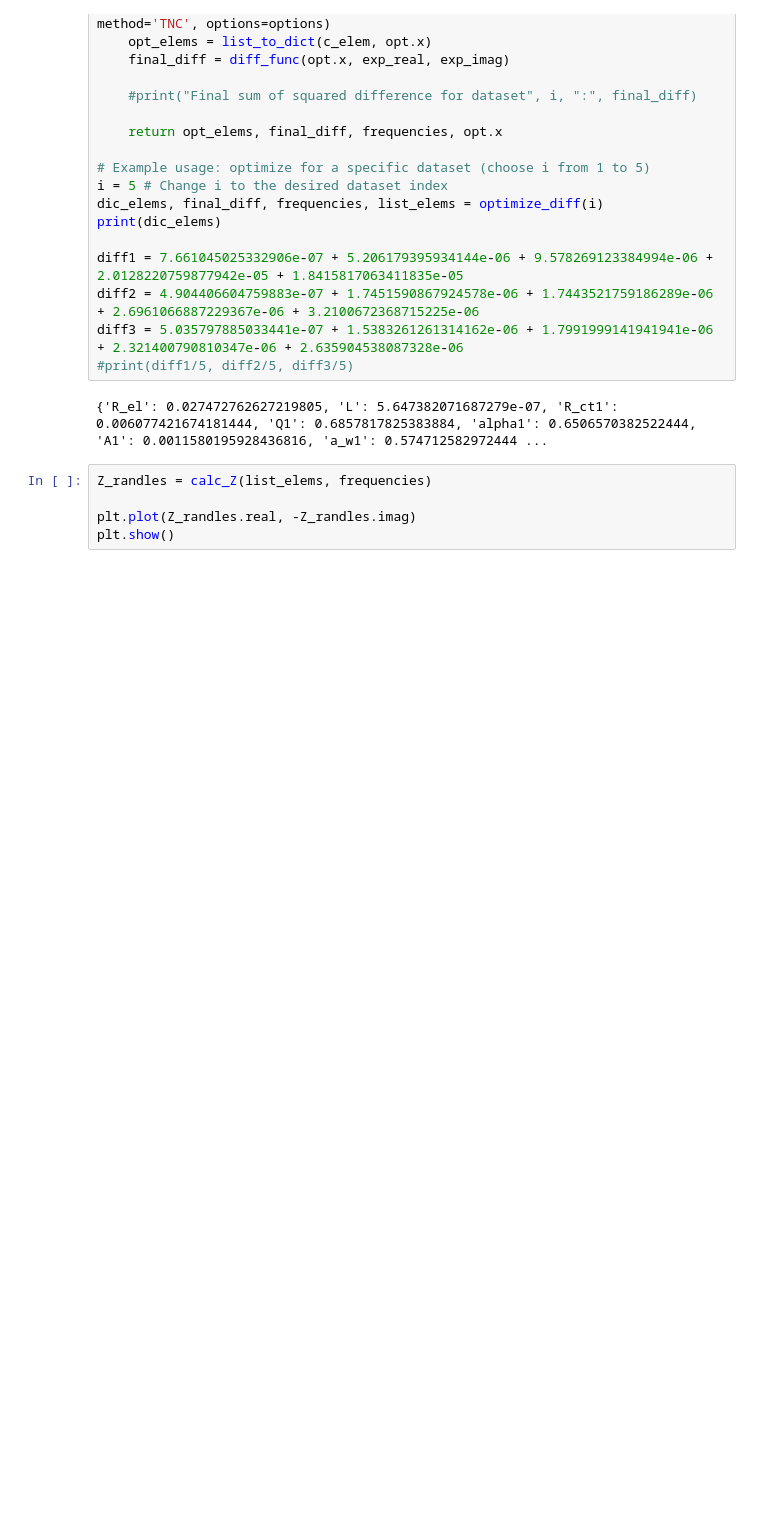
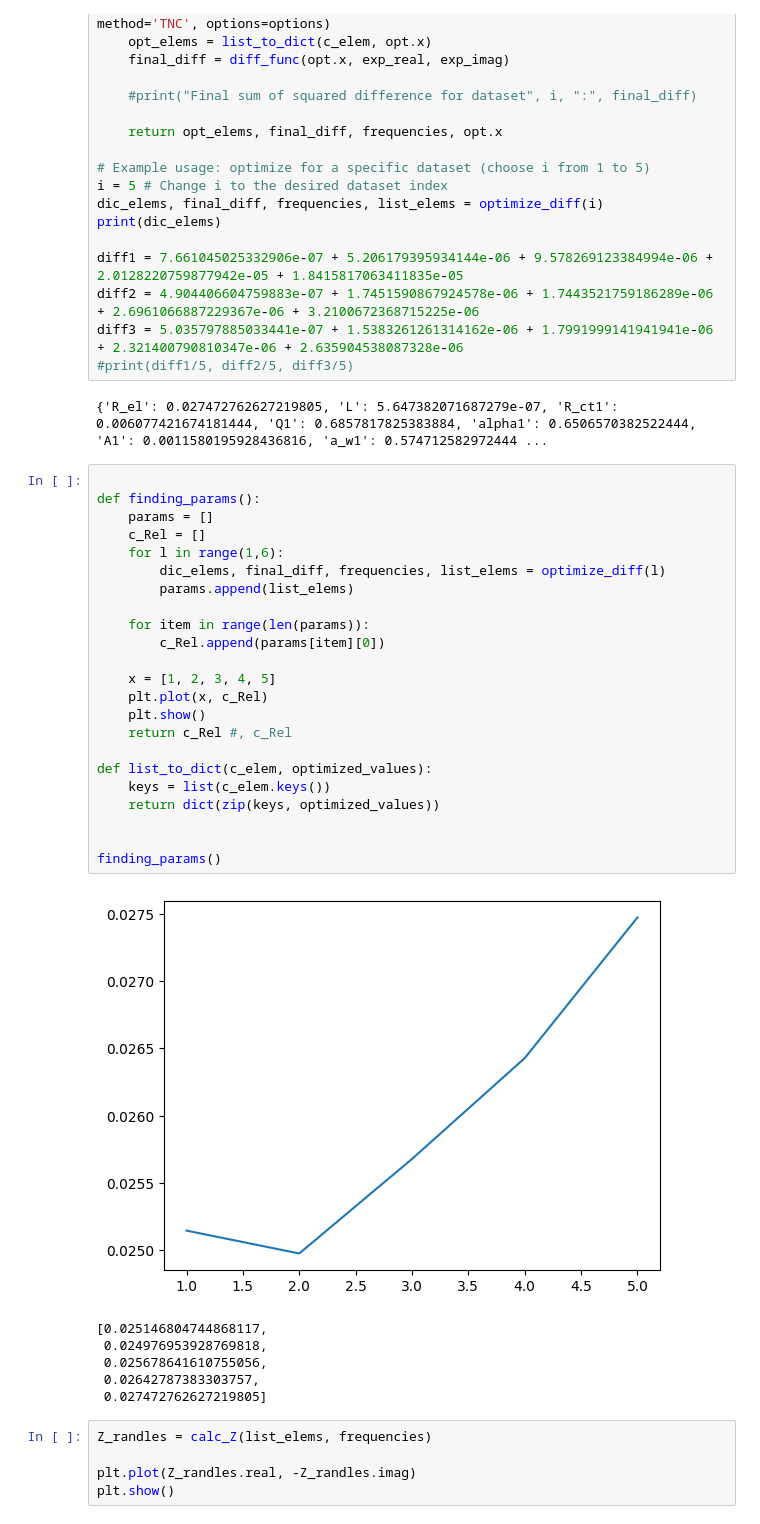
Before and after one commit to samaard2001/EIS-code, a Jupyter notebook: Code/EIS_degrad_params.ipynb, the cells around one changed output. Cells and saved outputs as stored; diff of their text form; blank space fills up the shorter version.

Commit message:
see how parameters change

```diff
--- a/Code/EIS_degrad_params.ipynb
+++ b/Code/EIS_degrad_params.ipynb
@@ -208,6 +208,36 @@ diff3 = 5.035797885033441e-07 + 1.5383261261314162e-06 + 1.7991999141941941e-06
 #print(diff1/5, diff2/5, diff3/5)
 # %% [output]
 {'R_el': 0.027472762627219805, 'L': 5.647382071687279e-07, 'R_ct1': 0.006077421674181444, 'Q1': 0.6857817825383884, 'alpha1': 0.6506570382522444, 'A1': 0.0011580195928436816, 'a_w1': 0.574712582972444 ...
+# %%
+
+def finding_params():
+    params = []
+    c_Rel = []
+    for l in range(1,6):
+        dic_elems, final_diff, frequencies, list_elems = optimize_diff(l)
+        params.append(list_elems)
+
+    for item in range(len(params)):
+        c_Rel.append(params[item][0])
+
+    x = [1, 2, 3, 4, 5]
+    plt.plot(x, c_Rel)
+    plt.show()
+    return c_Rel #, c_Rel
+
+def list_to_dict(c_elem, optimized_values):
+    keys = list(c_elem.keys())
+    return dict(zip(keys, optimized_values))
+
+
+finding_params()
+# %% [output]
+[figure, added]
+[0.025146804744868117,
+ 0.024976953928769818,
+ 0.025678641610755056,
+ 0.02642787383303757,
+ 0.027472762627219805]
 # %%
 Z_randles = calc_Z(list_elems, frequencies)
 
```
Also changed, not shown: 44 other files.
